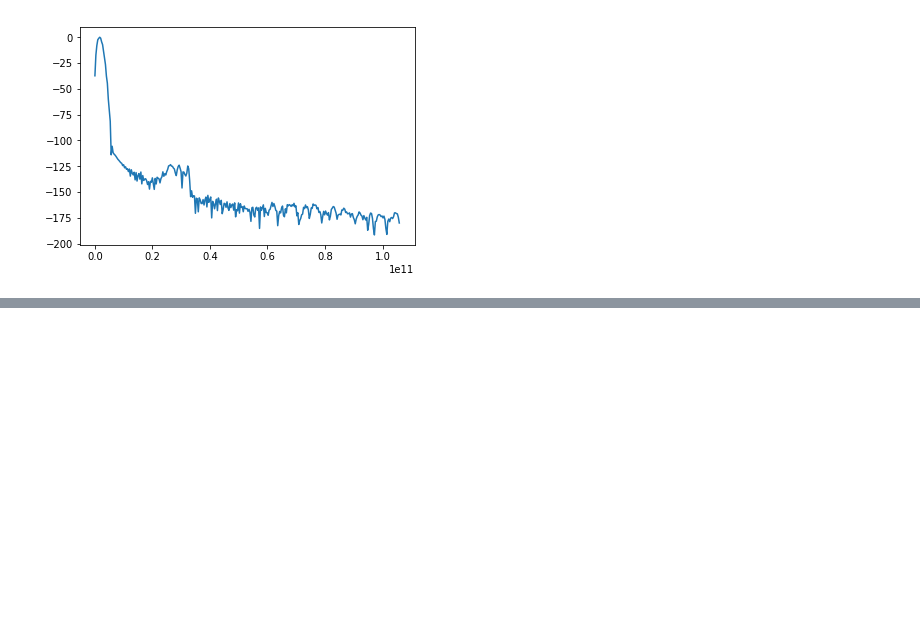
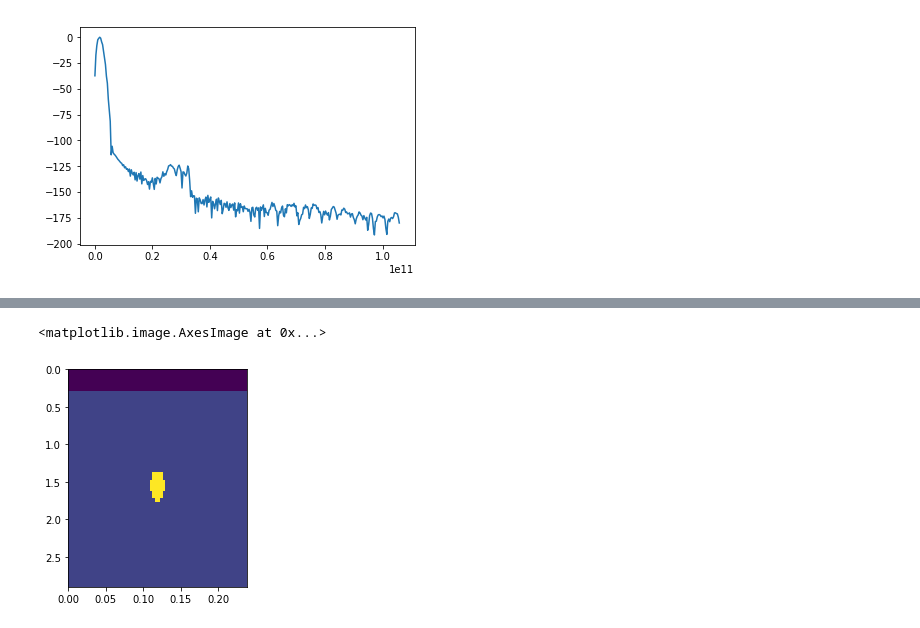
Before and after one commit to agilescientific/jeepr, a Jupyter notebook: notebooks/Intro_to_jeepr.ipynb, the cells around one changed output, grey strips where cells are left out. Cells and saved outputs as stored; diff of their text form; code cells hidden in the pictures; blank space fills up the shorter version.

```diff
--- a/notebooks/Intro_to_jeepr.ipynb
+++ b/notebooks/Intro_to_jeepr.ipynb
@@ -95,0 +130,13 @@ plt.plot(f, p)
+# %%
+m[m==0] = 10
+m[m==1] = 0
+# %%
+c = 299792458
+vsoil = c / np.sqrt(3*m+1)
+# %%
+m_time, t = m.to_time(vsoil, dt=5e-11)
+# %%
+plt.imshow(m_time, extent=m_time.extent, aspect=0.1)
+# %% [output]
+<matplotlib.image.AxesImage at 0x...>
+[figure, added]
```
Also changed, not shown: parts of 9 cells of this notebook, 6 other files.
